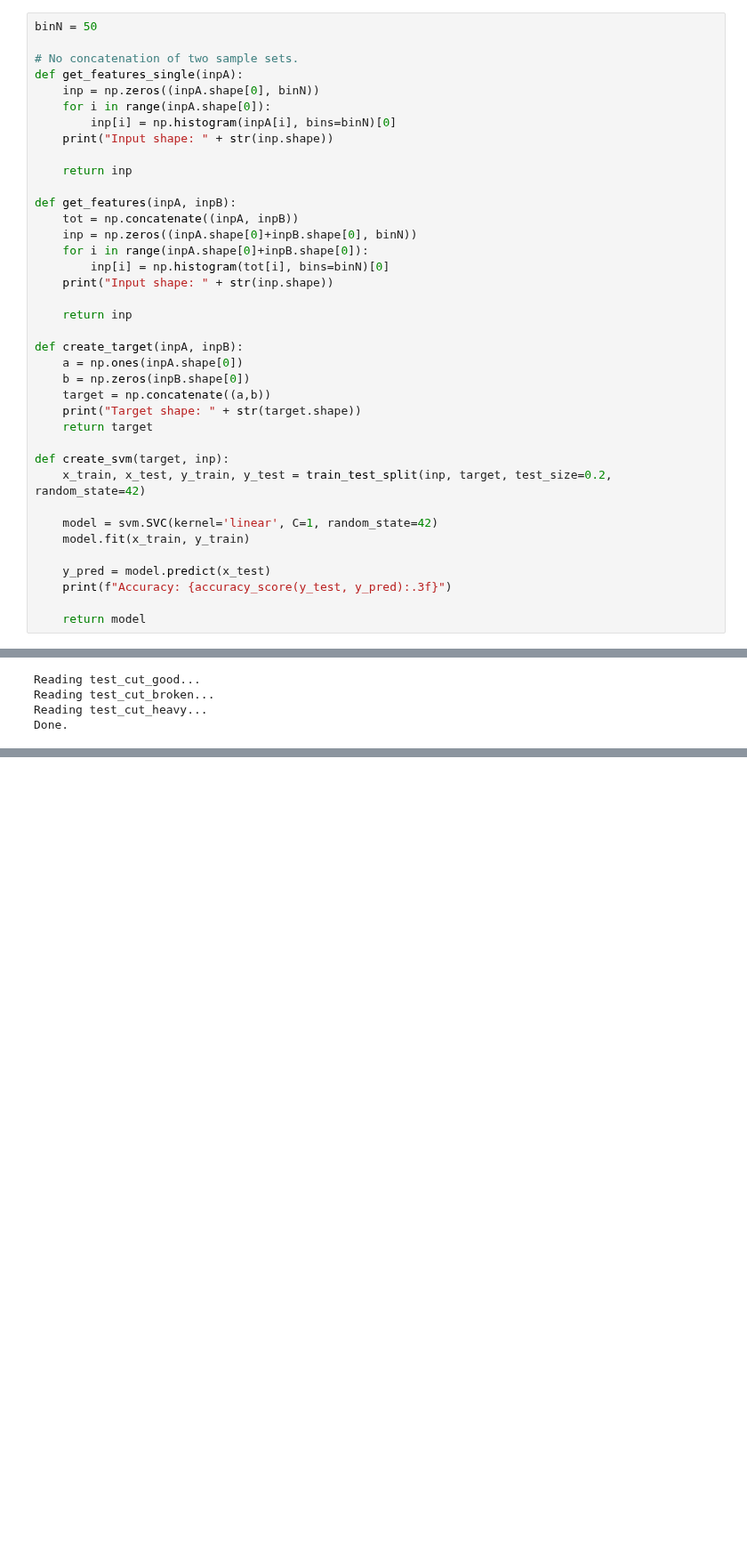
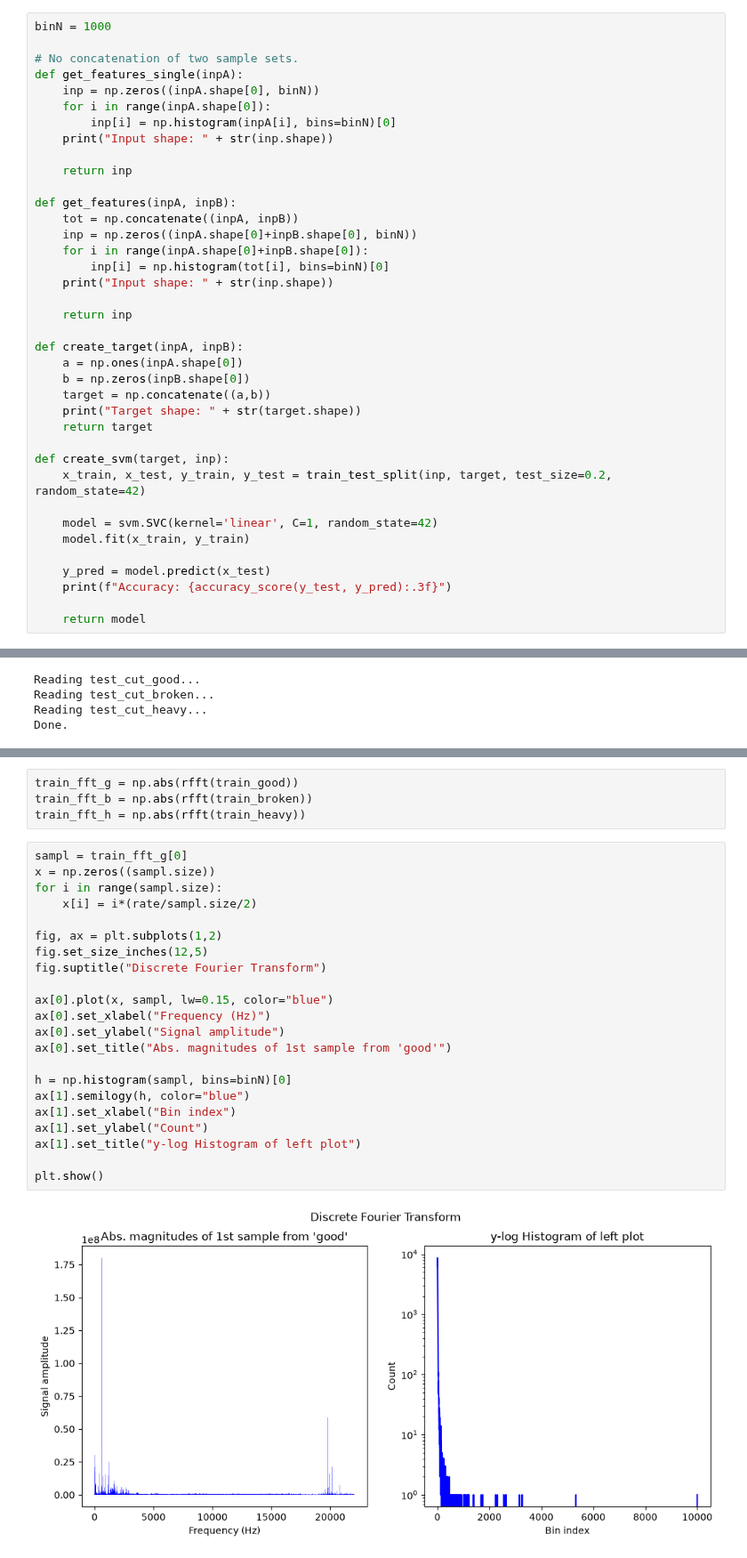
Before and after one commit to Odranoel731/USNgroup8Acoustic, a Jupyter notebook: model_notes.ipynb, the cells around one changed output, grey strips where cells are left out. Shown at 89% size. Drawn from its saved outputs; the diff is of its cells as text; blank space fills up the shorter version.

```diff
--- a/model_notes.ipynb
+++ b/model_notes.ipynb
@@ -72,7 +74,7 @@ plt.show()
 # %% [output]
 [figure]
 # %%
-binN = 50
+binN = 1000
 
 # No concatenation of two sample sets.
 def get_features_single(inpA):
@@ -282,0 +299,28 @@ Output predictions:
+# %%
+train_fft_g = np.abs(rfft(train_good))
+train_fft_b = np.abs(rfft(train_broken))
+train_fft_h = np.abs(rfft(train_heavy))
+# %%
+sampl = train_fft_g[0]
+x = np.zeros((sampl.size))
+for i in range(sampl.size):
+    x[i] = i*(rate/sampl.size/2)
+
+fig, ax = plt.subplots(1,2)
+fig.set_size_inches(12,5)
+fig.suptitle("Discrete Fourier Transform")
+
+ax[0].plot(x, sampl, lw=0.15, color="blue")
+ax[0].set_xlabel("Frequency (Hz)")
+ax[0].set_ylabel("Signal amplitude")
+ax[0].set_title("Abs. magnitudes of 1st sample from 'good'")
+
+h = np.histogram(sampl, bins=binN)[0]
+ax[1].semilogy(h, color="blue")
+ax[1].set_xlabel("Bin index")
+ax[1].set_ylabel("Count")
+ax[1].set_title("y-log Histogram of left plot")
+
+plt.show()
+# %% [output]
+[figure, added]
```
Also changed, not shown: parts of 15 cells of this notebook, 1 other file.
